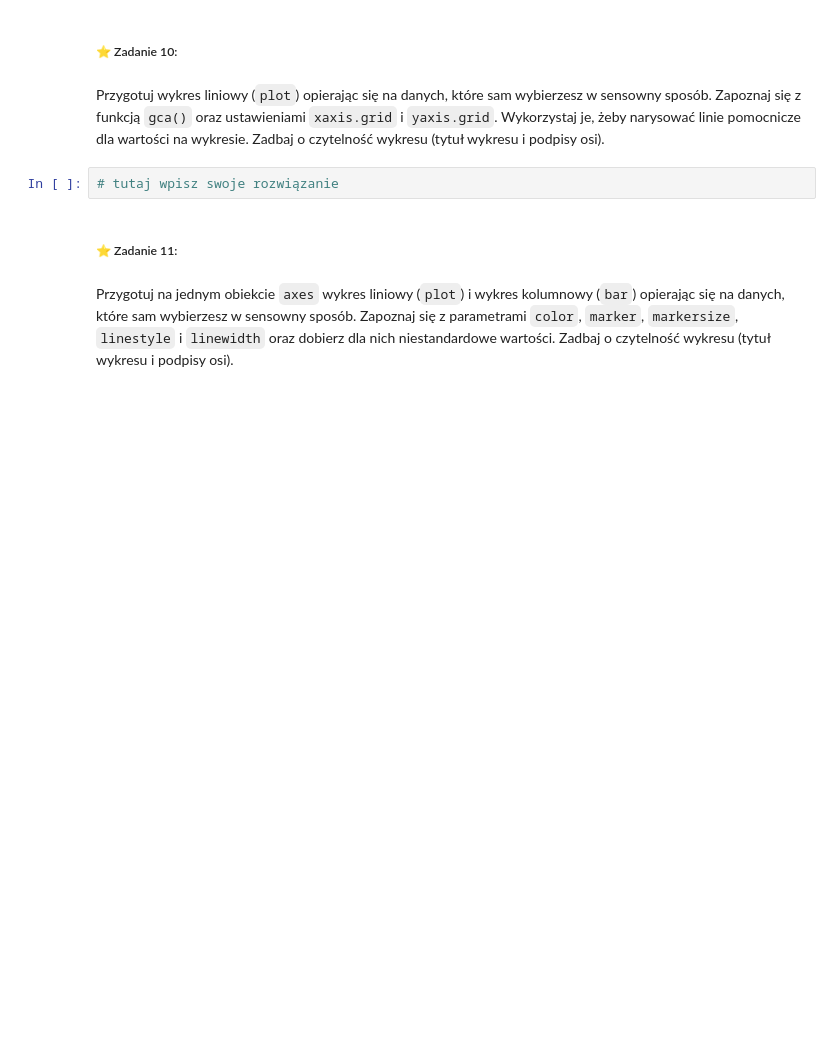
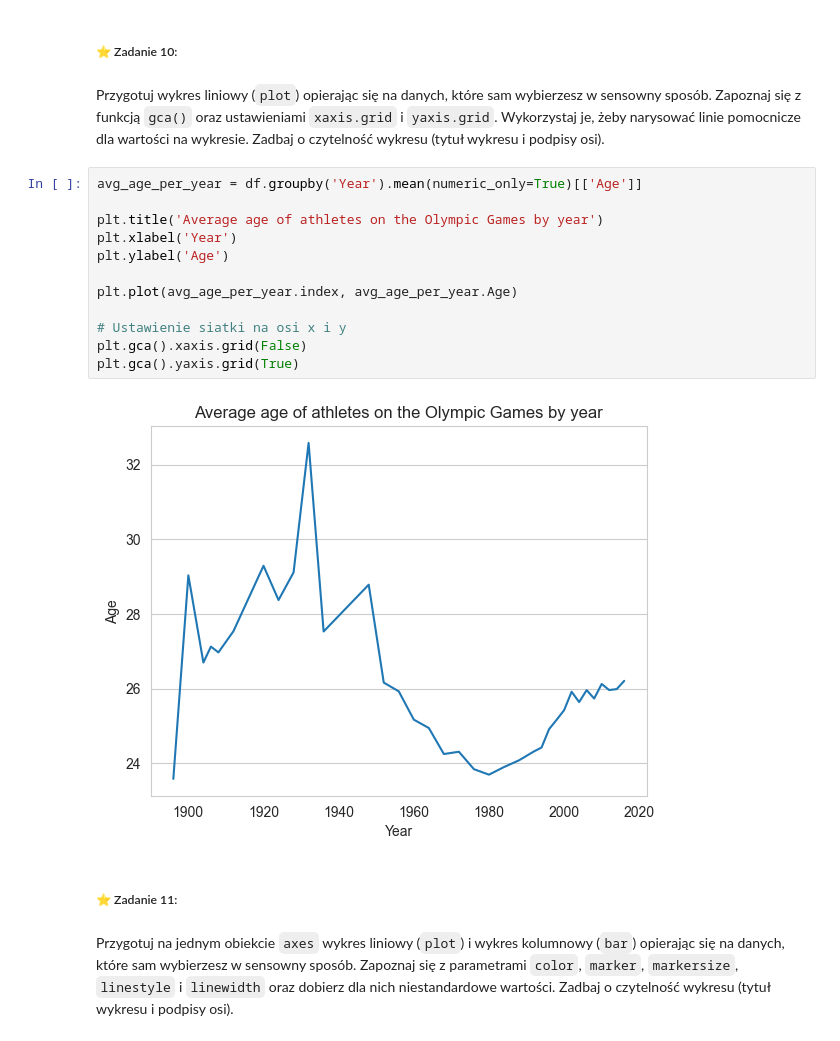
Before and after one commit to kambed/DataVisualization, a Jupyter notebook: matplotlib.ipynb, the cells around one changed output. Drawn from its saved outputs; the diff is of its cells as text; blank space fills up the shorter version.

```diff
--- a/matplotlib.ipynb
+++ b/matplotlib.ipynb
@@ -277,8 +261,20 @@ Wykres liniowy jest używany do wyświetlania ilościowych wartości w ciągłym
 ##### ⭐ Zadanie 10:
 # %% [markdown]
 Przygotuj wykres liniowy (`plot`) opierając się na danych, które sam wybierzesz w sensowny sposób. Zapoznaj się z funkcją `gca()` oraz ustawieniami `xaxis.grid` i `yaxis.grid`. Wykorzystaj je, żeby narysować linie pomocnicze dla wartości na wykresie. Zadbaj o czytelność wykresu (tytuł wykresu i podpisy osi).
-# %%
-# tutaj wpisz swoje rozwiązanie
+# %%
+avg_age_per_year = df.groupby('Year').mean(numeric_only=True)[['Age']]
+
+plt.title('Average age of athletes on the Olympic Games by year')
+plt.xlabel('Year')
+plt.ylabel('Age')
+
+plt.plot(avg_age_per_year.index, avg_age_per_year.Age)
+
+# Ustawienie siatki na osi x i y
+plt.gca().xaxis.grid(False)
+plt.gca().yaxis.grid(True)
+# %% [output]
+[figure, added]
 # %% [markdown]
 ##### ⭐ Zadanie 11:
 # %% [markdown]
```
Also changed, not shown: parts of 6 cells of this notebook.
